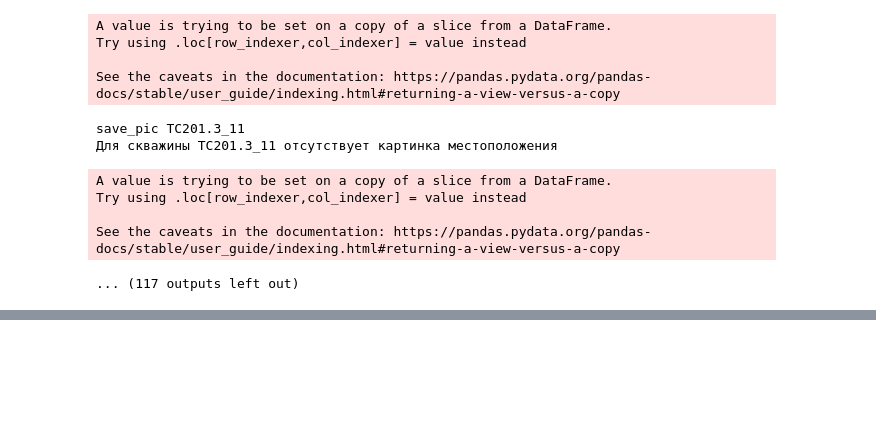
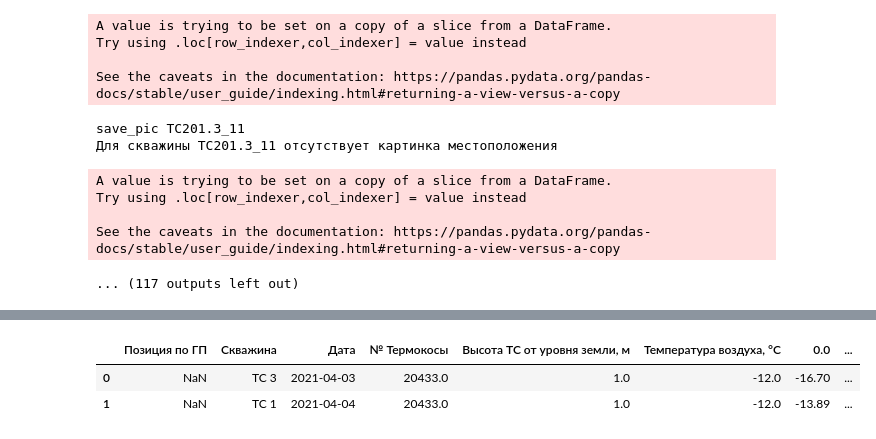
Before and after one commit to NikolaevMikhailRoma/m_project, a Jupyter notebook: Mesoyaha_passports.ipynb, the cells around one changed output, grey strips where cells are left out. Saved outputs shown, nothing was run; the diff lists cells and outputs as text; code cells hidden in the pictures; blank space fills up the shorter version.

```diff
--- a/Mesoyaha_passports.ipynb
+++ b/Mesoyaha_passports.ipynb
@@ -911,0 +960,23 @@ df_of_well
+# %%
+def read_df(path_to_file, name_of_area, list_of_table_names,  column_with_well_names = 'Unnamed: 2'):
+  # например: column_with_well_names = 'Unnamed: 3' # значит третью колонку мы используем для обозначения названий скважин
+
+  for i, sheet in enumerate (list_of_table_names):
+    if i==0:
+        df = pd.read_excel(path_to_file, sheet_name = sheet, skiprows = 12) # вроде вставка дат работает как надо
+        rename_df(df, column_with_well_names, name_of_area)
+    else:
+        df_temp = pd.read_excel(path_to_file, sheet_name = sheet, skiprows = 12) # вроде вставка дат работает как надо
+        rename_df(df_temp, column_with_well_names, name_of_area)
+        df = pd.concat([df, df_temp])
+    df = df[df['Дата'].notna()]
+    df = df[df['Скважина'].notna()]
+    df['Скважина'] = df['Скважина'].astype(str).str.replace(',', '.')
+  return(df)
+df = read_df(path_to_file, list_of_table_names=list_of_table_names, name_of_area = name_of_area) # инициируем данные сводной ведомости в систему
+
+df
+# %% [output]
+|  | Позиция по ГП | Скважина | Дата | № Термокосы | Высота ТС от уровня земли, м | Температура воздуха, °С | 0.0 | ... |
+| 0 | NaN | ТС 3 | 2021-04-03 | 20433.0 | 1.0 | -12.0 | -16.70 | ... |
+| 1 | NaN | ТС 1 | 2021-04-04 | 20433.0 | 1.0 | -12.0 | -13.89 | ... |
```
Also changed, not shown: parts of 6 cells of this notebook.
